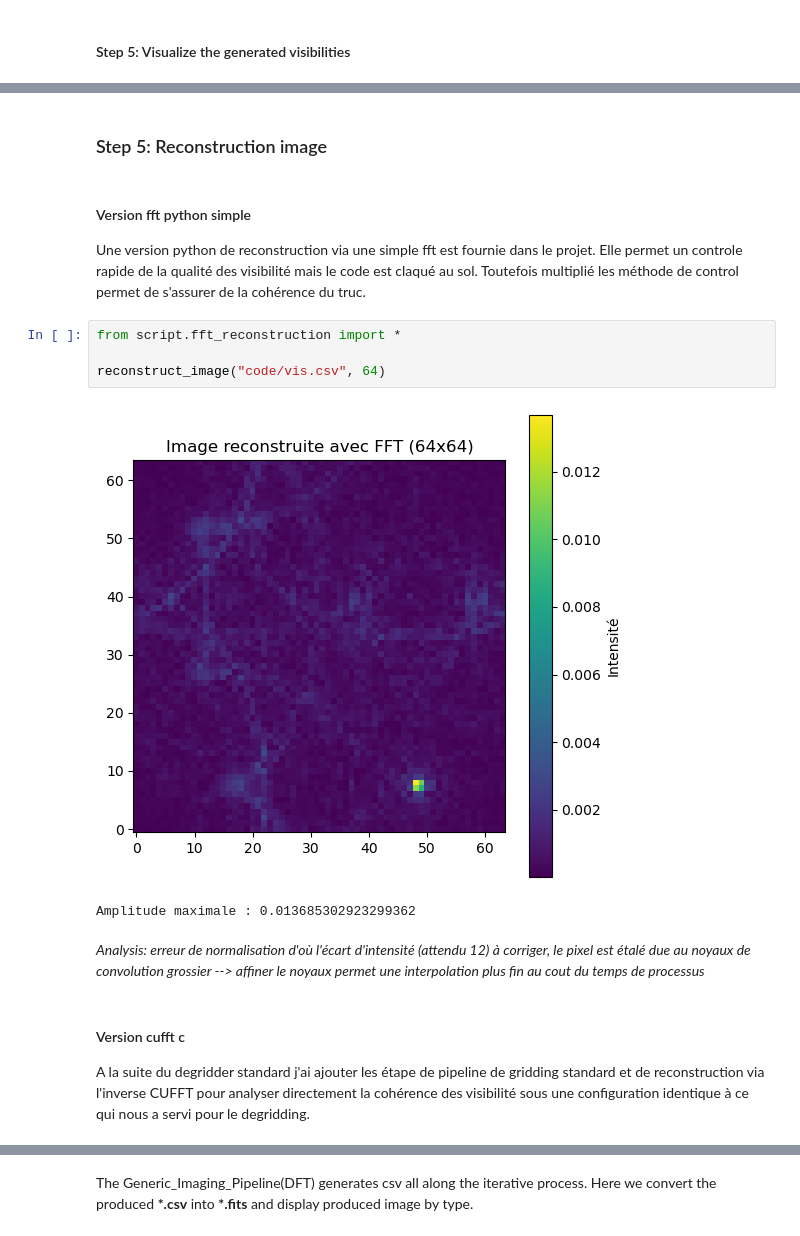
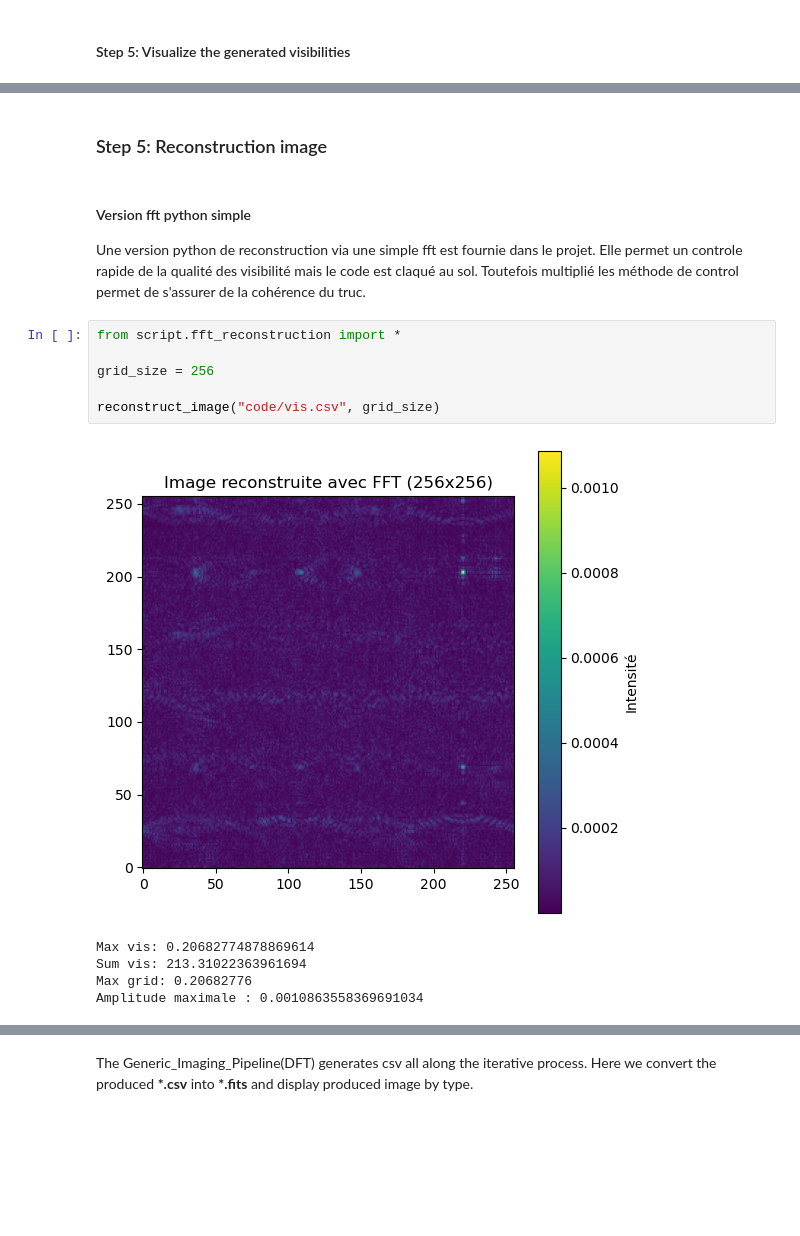
Before and after one commit to Ophelie-Renaud/measurementset-simulator, a Jupyter notebook: dataflow_simulator/ms_from_fits_dataflow.ipynb, the cells around one changed output, grey strips where cells are left out. Cells and saved outputs as stored; diff of their text form; blank space fills up the shorter version.

```diff
--- a/dataflow_simulator/ms_from_fits_dataflow.ipynb
+++ b/dataflow_simulator/ms_from_fits_dataflow.ipynb
@@ -278,17 +291,17 @@ Maximum d'amplitude : 0.10082815168890084
-# %% [markdown]
-### Step 5: Reconstruction image
+# %% [markdown]
+### Step 5: Reconstruction image
 # %% [markdown]
 #### Version fft python simple
 Une version python de reconstruction via une simple fft est fournie dans le projet. Elle permet un controle rapide de la qualité des visibilité mais le code est claqué au sol. Toutefois multiplié les méthode de control permet de s'assurer de la cohérence du truc.
 # %%
 from script.fft_reconstruction import *
 
-reconstruct_image("code/vis.csv", 64)
+grid_size = 256
+
+reconstruct_image("code/vis.csv", grid_size)
 # %% [output]
-[figure, old version]
+[figure, new version]
-Amplitude maximale : 0.013685302923299362
+Max vis: 0.20682774878869614
+Sum vis: 213.31022363961694
+Max grid: 0.20682776
+Amplitude maximale : 0.0010863558369691034
-# %% [markdown]
-*Analysis: erreur de normalisation d'où l'écart d'intensité (attendu 12) à corriger, le pixel est étalé due au noyaux de convolution grossier --> affiner le noyaux permet une interpolation plus fin au cout du temps de processus*
-# %% [markdown]
-#### Version cufft c
-A la suite du degridder standard j'ai ajouter les étape de pipeline de gridding standard et de reconstruction via l'inverse CUFFT pour analyser directement la cohérence des visibilité sous une configuration identique à ce qui nous a servi pour le degridding.
```
Also changed, not shown: parts of 24 cells of this notebook, 40 other files.
